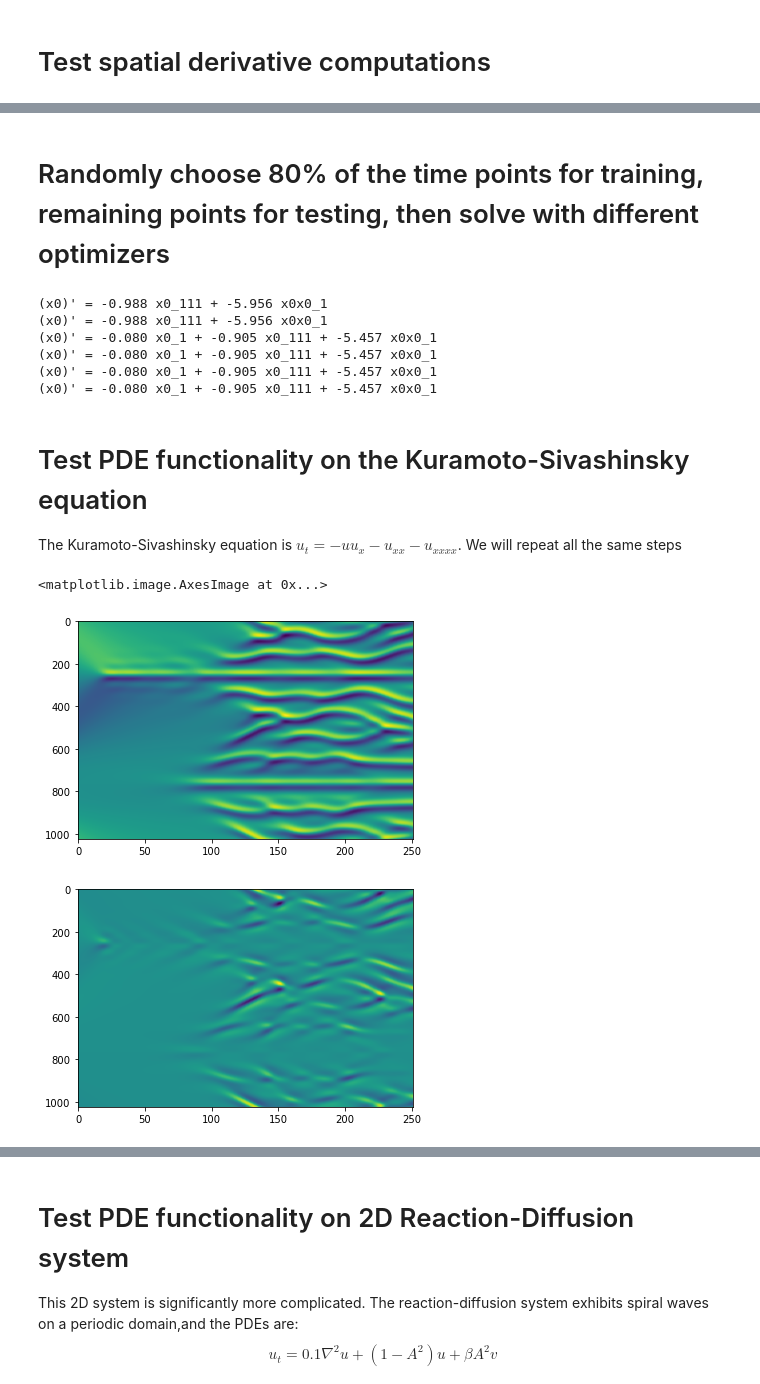
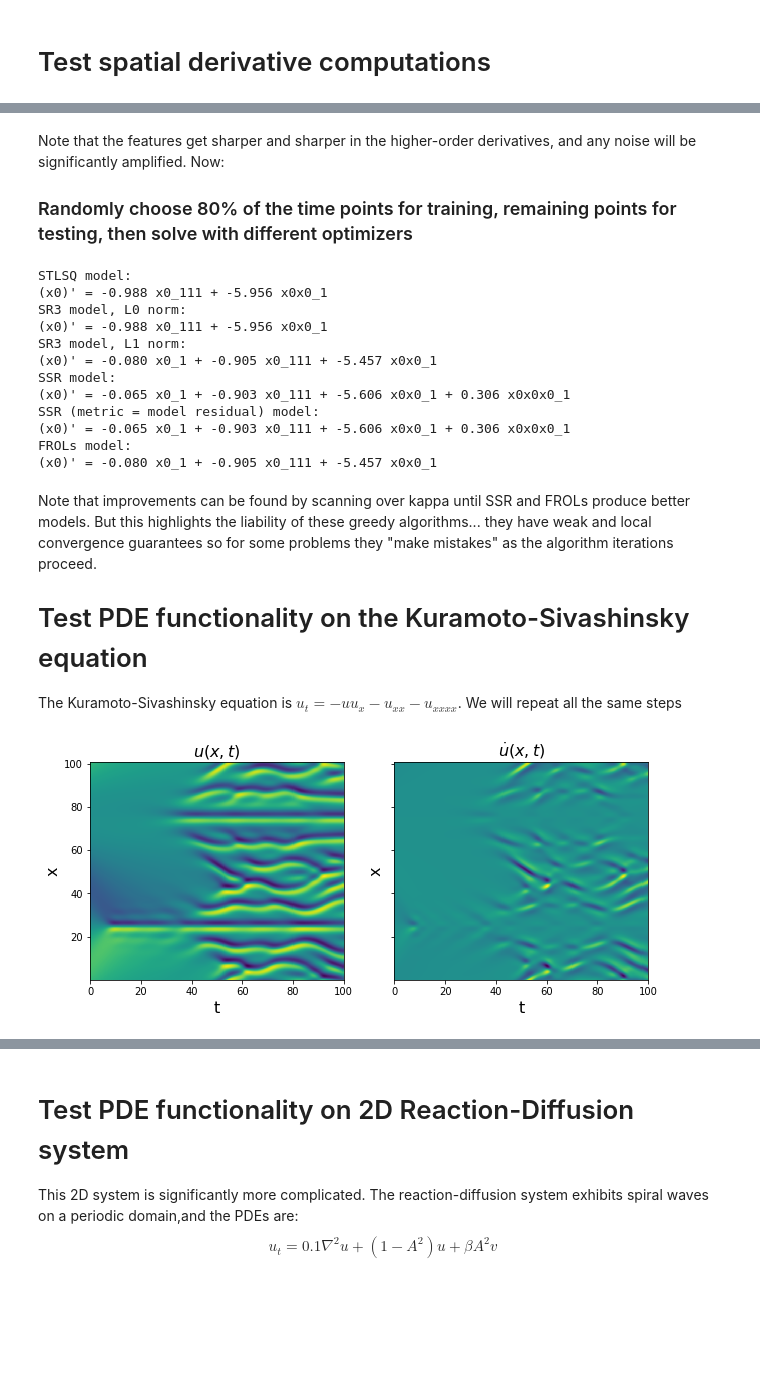
Before and after one commit to dynamicslab/pysindy, a Jupyter notebook: examples/10_PDEFIND_examples.ipynb, the cells around one changed output, grey strips where cells are left out. Drawn from its saved outputs; the diff is of its cells as text; code cells hidden in the pictures; blank space fills up the shorter version.

```diff
--- a/examples/10_PDEFIND_examples.ipynb
+++ b/examples/10_PDEFIND_examples.ipynb
@@ -219,5 +250,6 @@ plt.imshow(uxxxx[:, :, 0], aspect='auto')
 # %% [markdown]
-# Randomly choose 80% of the time points for training, remaining points for testing, then solve with different optimizers
+Note that the features get sharper and sharper in the higher-order derivatives, and any noise will be significantly amplified. Now:
+### Randomly choose 80% of the time points for training, remaining points for testing, then solve with different optimizers
 # %%
 train = np.random.choice(len(t), int(len(t) * 0.8), replace=False)
 test = [i for i in np.arange(len(t)) if i not in train]
@@ -245,70 +277,92 @@ pde_lib = ps.PDELibrary(library_functions=library_functions,
 
 # Fit the model with different optimizers.
 # Using normalize_columns = True to improve performance.
+print('STLSQ model: ')
 optimizer = ps.STLSQ(threshold=5, alpha=1e-5, normalize_columns=True)
 model = ps.SINDy(feature_library=pde_lib, optimizer=optimizer)
 model.fit(u_train_flattened, x_dot=u_dot_train_flattened)
 model.print()
 
+print('SR3 model, L0 norm: ')
 optimizer = ps.SR3(threshold=7, max_iter=10000, tol=1e-15, nu=1e2,
                    thresholder='l0', normalize_columns=True)
 model = ps.SINDy(feature_library=pde_lib, optimizer=optimizer)
 model.fit(u_train_flattened, x_dot=u_dot_train_flattened)
 model.print()
 
+print('SR3 model, L1 norm: ')
 optimizer = ps.SR3(threshold=0.05, max_iter=10000, tol=1e-15,
                    thresholder='l1', normalize_columns=True)
 model = ps.SINDy(feature_library=pde_lib, optimizer=optimizer)
 model.fit(u_train_flattened, x_dot=u_dot_train_flattened)
 model.print()
 
-optimizer = ps.SSR(normalize_columns=True, kappa=1e-1)
+print('SSR model: ')
+optimizer = ps.SSR(normalize_columns=True, kappa=5e-3)
 model = ps.SINDy(feature_library=pde_lib, optimizer=optimizer)
 model.fit(u_train_flattened, x_dot=u_dot_train_flattened)
 model.print()
 
-optimizer = ps.SSR(criteria='model_residual', normalize_columns=True, kappa=1e-1)
+print('SSR (metric = model residual) model: ')
+optimizer = ps.SSR(criteria='model_residual', normalize_columns=True, kappa=5e-3)
 model = ps.SINDy(feature_library=pde_lib, optimizer=optimizer)
 model.fit(u_train_flattened, x_dot=u_dot_train_flattened)
 model.print()
 
+print('FROLs model: ')
 optimizer = ps.FROLS(normalize_columns=True, kappa=1e-5)
 model = ps.SINDy(feature_library=pde_lib, optimizer=optimizer)
 model.fit(u_train_flattened, x_dot=u_dot_train_flattened)
 model.print()
 # %% [output]
+STLSQ model:
 (x0)' = -0.988 x0_111 + -5.956 x0x0_1
+SR3 model, L0 norm:
 (x0)' = -0.988 x0_111 + -5.956 x0x0_1
+SR3 model, L1 norm:
 (x0)' = -0.080 x0_1 + -0.905 x0_111 + -5.457 x0x0_1
+SSR model:
+(x0)' = -0.065 x0_1 + -0.903 x0_111 + -5.606 x0x0_1 + 0.306 x0x0x0_1
+SSR (metric = model residual) model:
+(x0)' = -0.065 x0_1 + -0.903 x0_111 + -5.606 x0x0_1 + 0.306 x0x0x0_1
+FROLs model:
 (x0)' = -0.080 x0_1 + -0.905 x0_111 + -5.457 x0x0_1
-(x0)' = -0.080 x0_1 + -0.905 x0_111 + -5.457 x0x0_1
-(x0)' = -0.080 x0_1 + -0.905 x0_111 + -5.457 x0x0_1
 # %% [markdown]
+Note that improvements can be found by scanning over kappa until SSR and FROLs produce better models. But this highlights the liability of these greedy algorithms... they have weak and local convergence guarantees so for some problems they "make mistakes" as the algorithm iterations proceed.
+
 # Test PDE functionality on the Kuramoto-Sivashinsky equation
 The Kuramoto-Sivashinsky equation is
 $u_t = -uu_x - u_{xx} - u_{xxxx}$. We will repeat all the same steps
 # %%
 # Load data from .mat file
 data = loadmat('data/kuramoto_sivishinky.mat')
 t = np.ravel(data['tt'])
 x = np.ravel(data['x'])
 u = data['uu']
 dt = t[1] - t[0]
 dx = x[1] - x[0]
 
 # Plot u and u_dot
-plt.figure()
-plt.imshow(u, aspect='auto')
+plt.figure(figsize=(10, 4))
+plt.subplot(1, 2, 1)
+plt.pcolormesh(t, x, u)
+plt.xlabel('t', fontsize=16)
+plt.ylabel('x', fontsize=16)
+plt.title(r'$u(x, t)$', fontsize=16)
 u_shaped = np.reshape(u, (len(x), len(t), 1))
-plt.figure()
 u_dot = np.zeros((len(x), len(t), 1))
 for i in range(len(x)):
     u_dot[i, :, :] = ps.FiniteDifference()._differentiate(u_shaped[i, :, :], t=dt)
-plt.imshow(u_dot[:, :, 0], aspect='auto')
+plt.subplot(1, 2, 2)
+plt.pcolormesh(t, x, u_dot[:, :, 0])
+plt.xlabel('t', fontsize=16)
+plt.ylabel('x', fontsize=16)
+ax = plt.gca()
+ax.set_yticklabels([])
+plt.title(r'$\dot{u}(x, t)$', fontsize=16)
+plt.show()
 # %% [output]
-<matplotlib.image.AxesImage at 0x...>
-[figure, old version]
+[figure, new version]
-[figure, removed]
 # %%
 # Usually, randomly assign 60% of time points to training and remainder to testing
 # But for the plot later we want to just use the first 60% of the data
```
Also changed, not shown: parts of 18 cells of this notebook, 6 other files.
